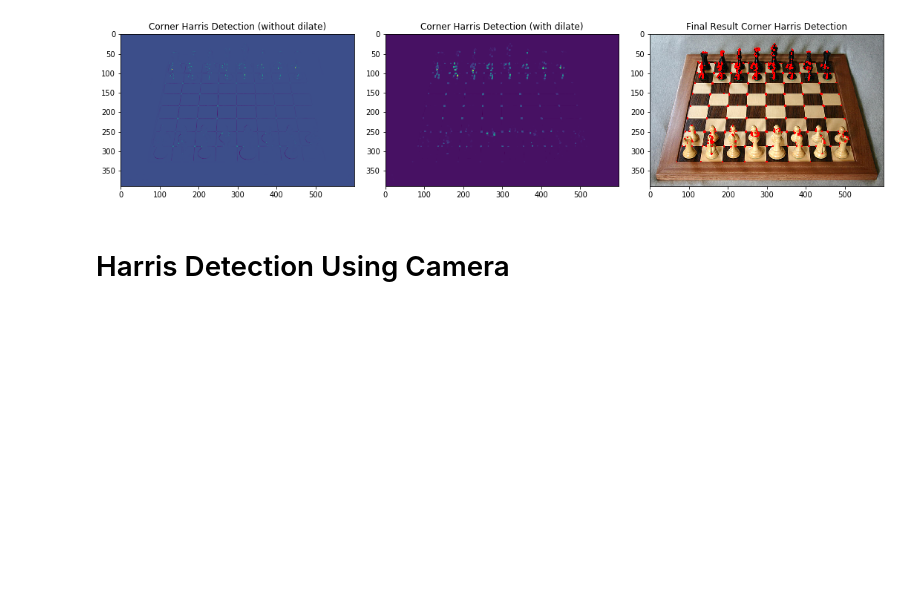
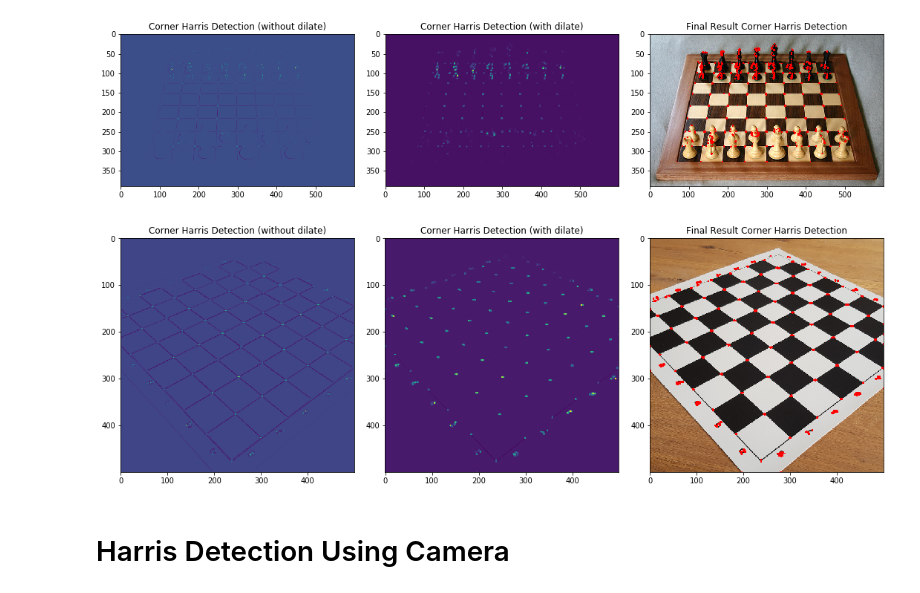
Before and after one commit to PhilipPurwoko/OpenCV-ObjectDetection, a Jupyter notebook: HarrisCornerDetection.ipynb, the cells around one changed output. Drawn from its saved outputs; the diff is of its cells as text; code cells hidden in the pictures; blank space fills up the shorter version.

Commit message:
Updated function for Harris Corner Detection

```diff
--- a/HarrisCornerDetection.ipynb
+++ b/HarrisCornerDetection.ipynb
@@ -20,7 +27,7 @@ plt.imshow(real_chessboard,'gray')
 # %% [markdown]
 # Harris Corner Detection
 # %%
-def detectViaHarris(gray_image_source,rgb_image):
+def detectViaHarris(gray_image_source,rgb_image,cmap=False):
     gray_images = np.float32(gray_image_source)
     destination = cv2.cornerHarris(src=gray_images,blockSize=2,ksize=3,k=0.04)
     destination_dilate = cv2.dilate(destination,None)
@@ -31,14 +38,24 @@ def detectViaHarris(gray_image_source,rgb_image):
     fig,axes = plt.subplots(nrows=1,ncols=3,figsize=(15,10))
     plt.tight_layout()
 
-    axes[0].imshow(destination)
-    axes[0].set_title('Corner Harris Detection (without dilate)')
+    if cmap:
+        axes[0].imshow(destination,cmap='gray')
+        axes[0].set_title('Corner Harris Detection (without dilate)')
 
-    axes[1].imshow(destination_dilate)
-    axes[1].set_title('Corner Harris Detection (with dilate)')
+        axes[1].imshow(destination_dilate,cmap='gray')
+        axes[1].set_title('Corner Harris Detection (with dilate)')
 
-    axes[2].imshow(cv2.cvtColor(rgb_image,cv2.COLOR_BGR2RGB))
-    axes[2].set_title('Final Result Corner Harris Detection')
+        axes[2].imshow(cv2.cvtColor(rgb_image,cv2.COLOR_BGR2RGB))
+        axes[2].set_title('Final Result Corner Harris Detection')
+    else:
+        axes[0].imshow(destination)
+        axes[0].set_title('Corner Harris Detection (without dilate)')
+
+        axes[1].imshow(destination_dilate)
+        axes[1].set_title('Corner Harris Detection (with dilate)')
+
+        axes[2].imshow(cv2.cvtColor(rgb_image,cv2.COLOR_BGR2RGB))
+        axes[2].set_title('Final Result Corner Harris Detection')
 # %%
 detectViaHarris(flat_chessboard,rgb_flat_chessboard)
 # %% [output]
@@ -47,6 +64,10 @@ detectViaHarris(flat_chessboard,rgb_flat_chessboard)
 detectViaHarris(real_chessboard,rgb_real_chessboard)
 # %% [output]
 [figure]
+# %%
+detectViaHarris(chessboard_mat,rgb_chessboard_mat)
+# %% [output]
+[figure, added]
 # %% [markdown]
 # Harris Detection Using Camera
 # %%
```
Also changed, not shown: parts of 2 cells of this notebook.
